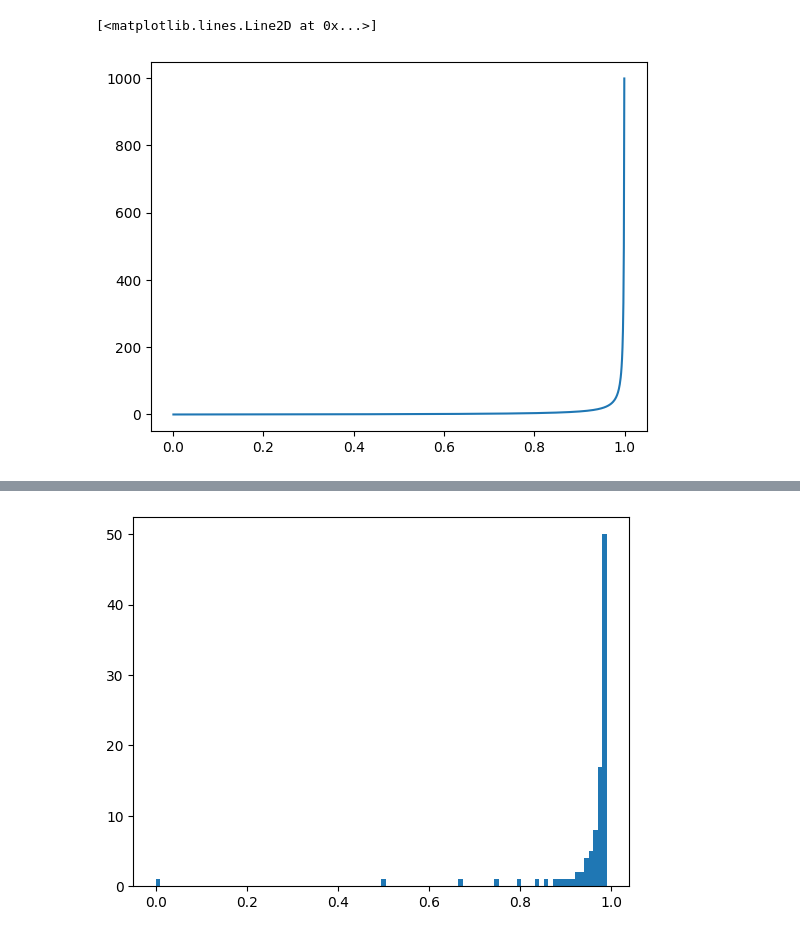
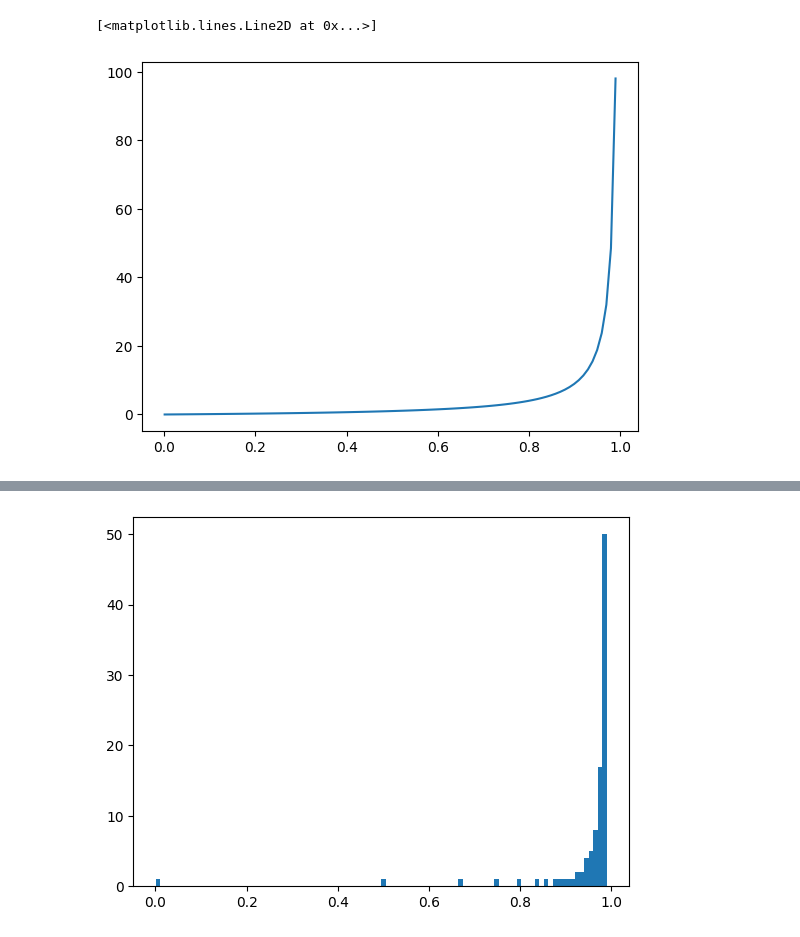
Before and after one commit to bioAI-Oslo/GridsWithoutPI, a Jupyter notebook: grid-search.ipynb, the cells around one changed output, grey strips where cells are left out. Drawn from its saved outputs; the diff is of its cells as text; code cells hidden in the pictures.

```diff
--- a/grid-search.ipynb
+++ b/grid-search.ipynb
@@ -118,6 +160,6 @@ Median max: 0.8675
 # %%
-x = np.linspace(0.001,1,1000)
+x = np.linspace(0.001,1,100)
 plt.plot(x, x/(1-x), label = 'x/(1-x)')
 # %% [output]
 [<matplotlib.lines.Line2D at 0x...>]
-[figure, old version]
+[figure, new version]
```
Also changed, not shown: parts of 13 cells of this notebook.
